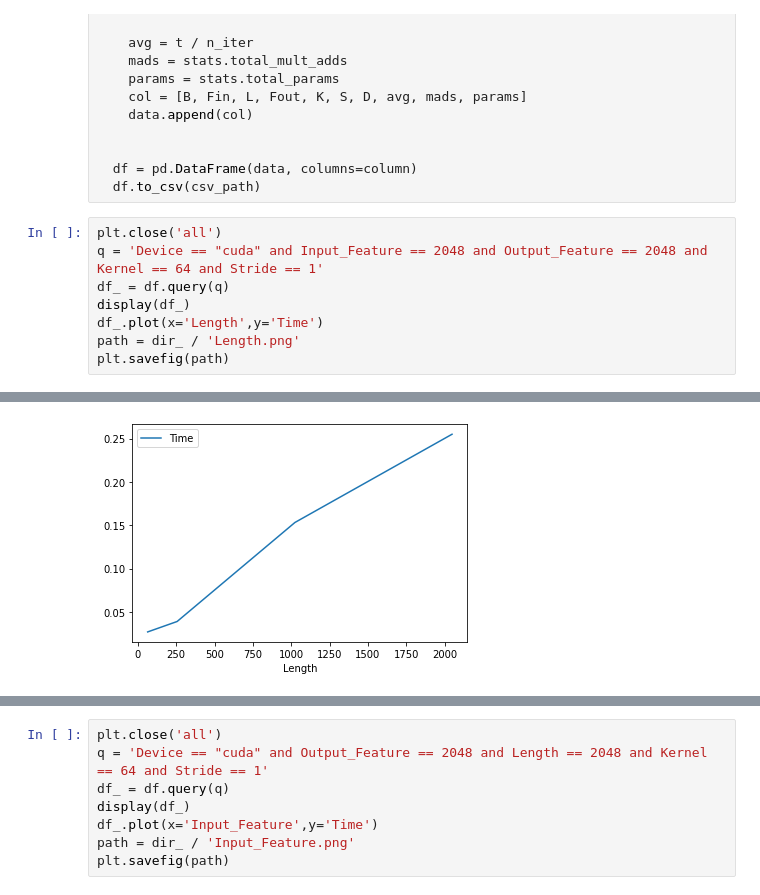
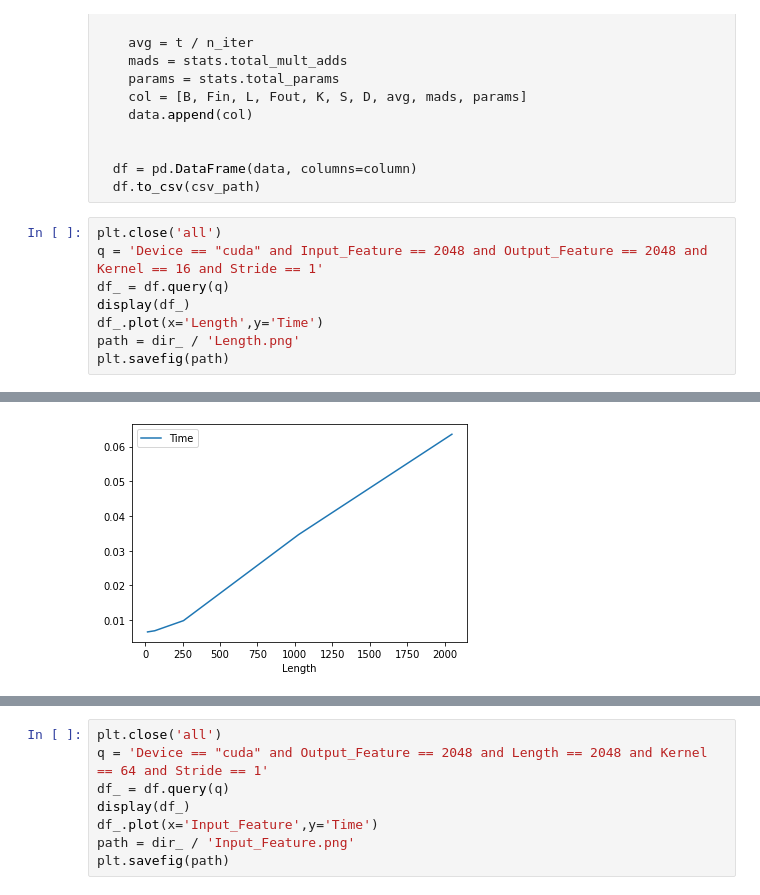
Before and after one commit to morihey-yabusaka/Qiita, a Jupyter notebook: LayerSpeedAndParam/layer speed and param.ipynb, the cells around one changed output, grey strips where cells are left out. Saved outputs shown, nothing was run; the diff lists cells and outputs as text.

```diff
--- a/LayerSpeedAndParam/layer speed and param.ipynb
+++ b/LayerSpeedAndParam/layer speed and param.ipynb
@@ -188,7 +188,7 @@ else:
   df.to_csv(csv_path)
 # %%
 plt.close('all')
-q = 'Device == "cuda" and Input_Feature == 2048 and Output_Feature == 2048 and Kernel == 64 and Stride == 1'
+q = 'Device == "cuda" and Input_Feature == 2048 and Output_Feature == 2048 and Kernel == 16 and Stride == 1'
 df_ = df.query(q)
 display(df_)
 df_.plot(x='Length',y='Time')
@@ -203,4 +204,4 @@ plt.savefig(path)
-[figure, old version]
+[figure, new version]
 # %%
 plt.close('all')
 q = 'Device == "cuda" and Input_Feature == 2048 and Length == 2048 and Kernel == 64 and Stride == 1'
```
Also changed, not shown: parts of 2 cells of this notebook.
